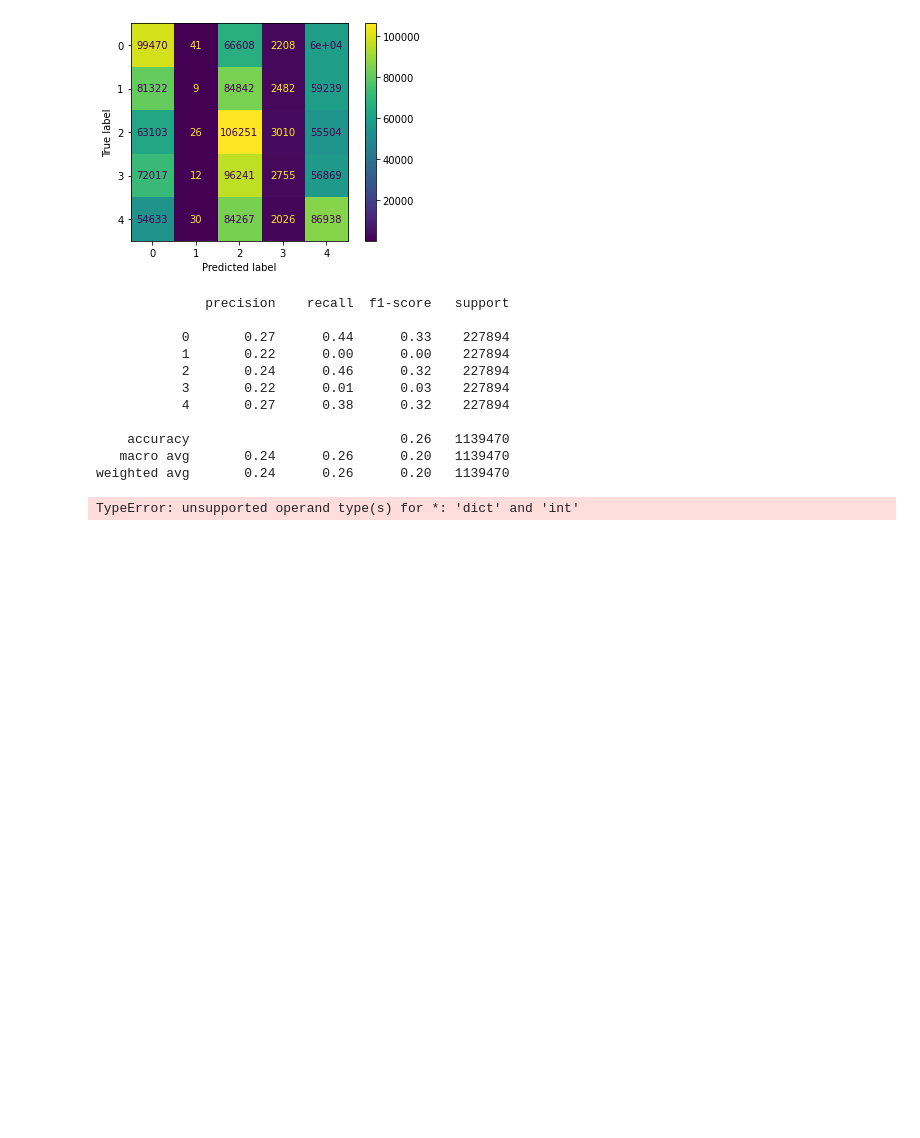
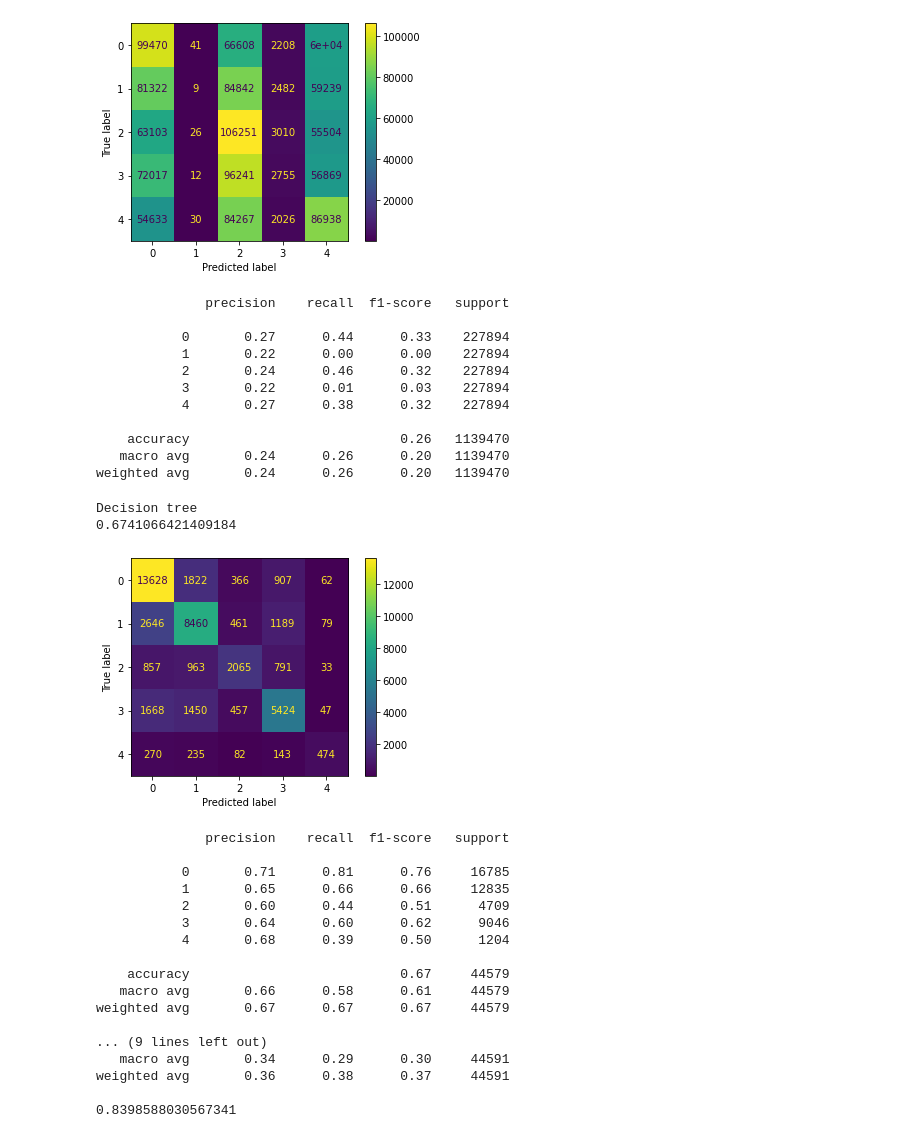
Before and after one commit to cwwalsh/machine-learning-project, a Jupyter notebook: project.ipynb, the cells around one changed output. Saved outputs shown, nothing was run; the diff lists cells and outputs as text; code cells hidden in the pictures; blank space fills up the shorter version.

```diff
--- a/project.ipynb
+++ b/project.ipynb
@@ -671,7 +671,7 @@ def oneToOne(df, column):
             ret = pd.DataFrame(df[df[column] == col.get("col")].sample(count[0].get("count") * i, replace=True).drop_duplicates())
         else:
             ret = ret.append(df[df[column] == col.get("col")].sample(count[0].get("count") * i, replace=True).drop_duplicates())
-        i = i + 1
+        i = i + 2
     return ret
 
 def manyToOne(df, column):
@@ -723,31 +723,50 @@ def randomSample():
     return result, issueType
 
 min_max_scaler = preprocessing.MinMaxScaler()
 
 trainingData, issueType = randomSample()
 #trainingData, issueType = resample.fit_resample(trainingData, issueType)
 
 trainingDataNormal = min_max_scaler.fit_transform(trainingData)
 trainingDataNormal = pd.DataFrame(trainingDataNormal)
 
 testData, testIssues = randomSample()
 
 testDataNormal = min_max_scaler.fit_transform(testData)
 testDataNormal = pd.DataFrame(testDataNormal)
 
 ### Random Forest
 dTree = RandomForestClassifier()
 dTree.fit(trainingDataNormal, issueType)
 #print(dTree.get_depth())
 pred = dTree.predict(trainingDataNormal)
 pred2 = dTree.predict(testDataNormal)
 print("Decision tree")
 print(precision_score(issueType, pred, average="micro"))
 plot_confusion_matrix(dTree, trainingDataNormal, issueType)
 plt.show()
 print(classification_report(issueType, pred))
 print(classification_report(testIssues, pred2))
 
 print(cross_val_score(dTree, trainingDataNormal, pred).mean())
 # %% [output]
-TypeError: unsupported operand type(s) for *: 'dict' and 'int'
+Decision tree
+0.6741066421409184
+[figure, added]
+              precision    recall  f1-score   support
+
+           0       0.71      0.81      0.76     16785
+           1       0.65      0.66      0.66     12835
+           2       0.60      0.44      0.51      4709
+           3       0.64      0.60      0.62      9046
+           4       0.68      0.39      0.50      1204
+
+    accuracy                           0.67     44579
+   macro avg       0.66      0.58      0.61     44579
+weighted avg       0.67      0.67      0.67     44579
+
+... (9 lines left out)
+   macro avg       0.34      0.29      0.30     44591
+weighted avg       0.36      0.38      0.37     44591
+
+0.8398588030567341
```
